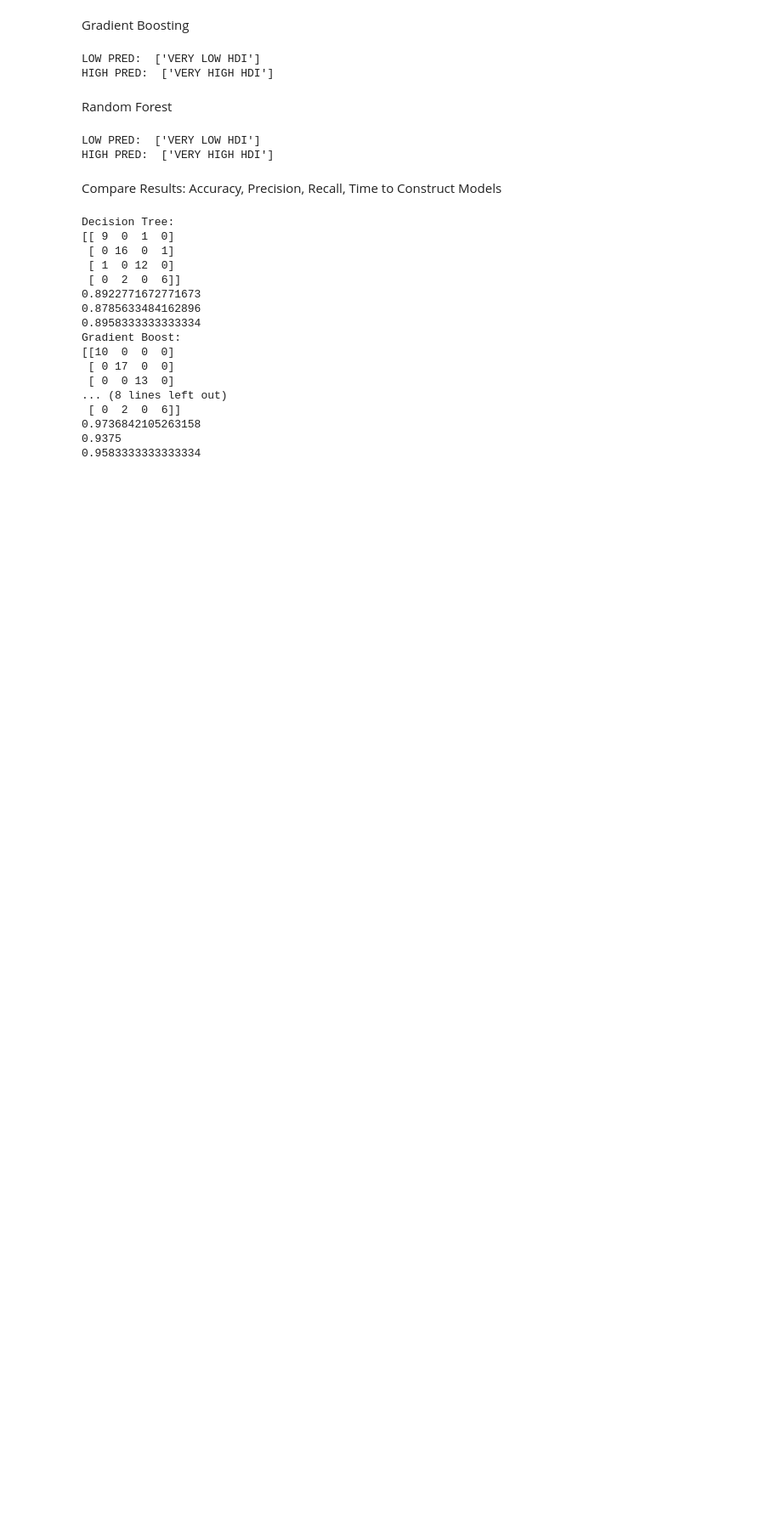
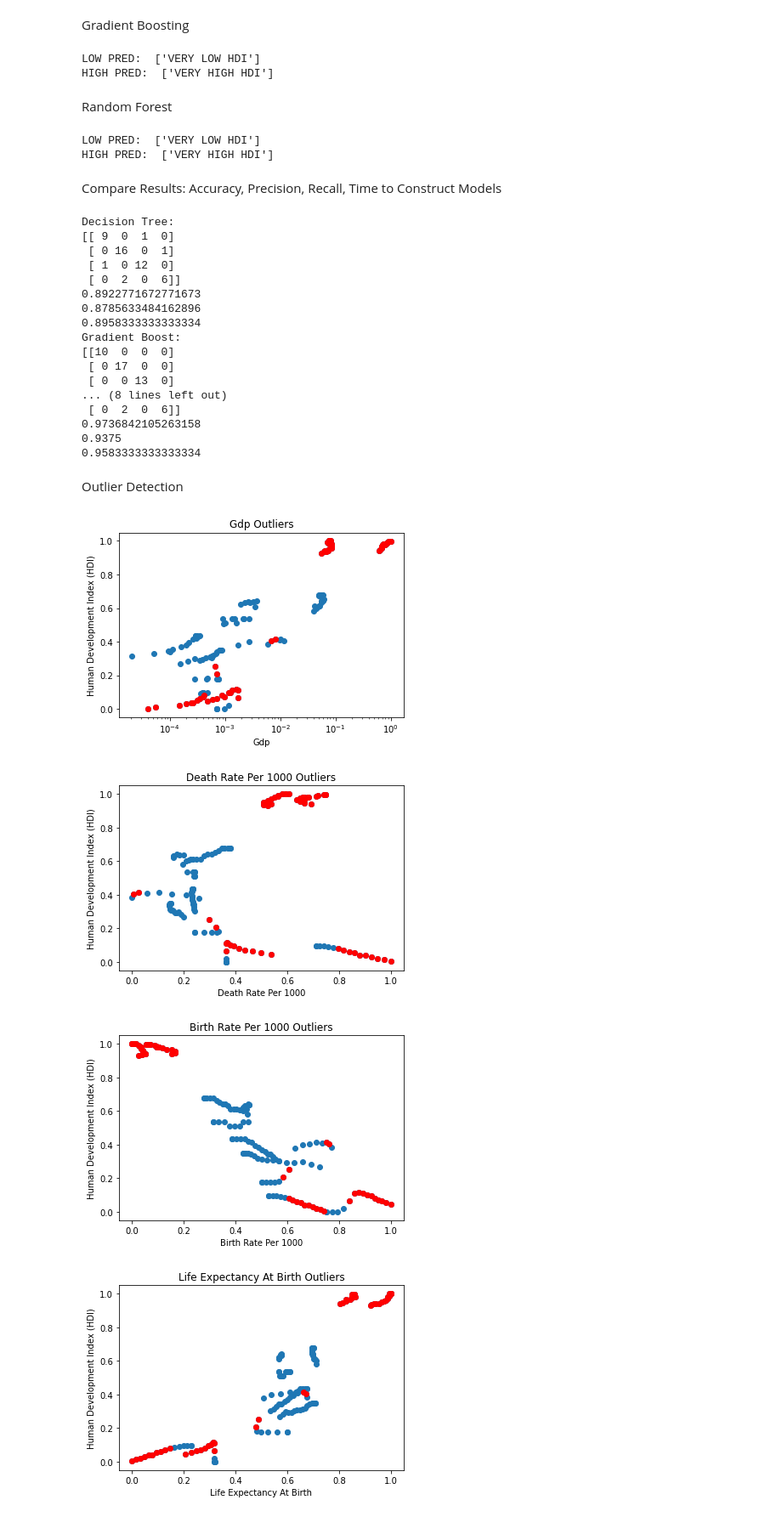
Before and after one commit to chrisvenczel/DataScience_DataMining, a Jupyter notebook: WorkBook.ipynb, the cells around one changed output. Shown at 85% size. Cells and saved outputs as stored; diff of their text form; code cells hidden in the pictures; blank space fills up the shorter version.

Commit message:
Outliers

```diff
--- a/WorkBook.ipynb
+++ b/WorkBook.ipynb
@@ -467,3 +469,28 @@ Gradient Boost:
 0.9736842105263158
 0.9375
 0.9583333333333334
+# %% [markdown]
+Outlier Detection
+# %%
+outlier_cls = OneClassSVM(gamma='auto', nu=0.4).fit(x_train)
+y_pred = outlier_cls.predict(normalized_data[features])
+
+for feature in features:
+  attribute = feature
+  attributeLbl = attribute.replace('_', ' ').title()
+
+  outlier_index = where(y_pred == -1)
+  outlier_values_x = normalized_data[attribute].iloc[outlier_index]
+  outlier_values_y = normalized_data['human_development_index'].iloc[outlier_index]
+  plt.scatter(normalized_data[attribute], normalized_data['human_development_index'])
+  plt.scatter(outlier_values_x, outlier_values_y, c = "r")
+  plt.title(attributeLbl + " Outliers")
+  plt.xlabel(attributeLbl)
+  plt.ylabel('Human Development Index (HDI)')
+  plt.xscale('log' if (attribute == 'gdp') else 'linear')
+  plt.show()
+# %% [output]
+[figure, added]
+[figure, added]
+[figure, added]
+[figure, added]
```
Also changed, not shown: parts of 3 cells of this notebook.
